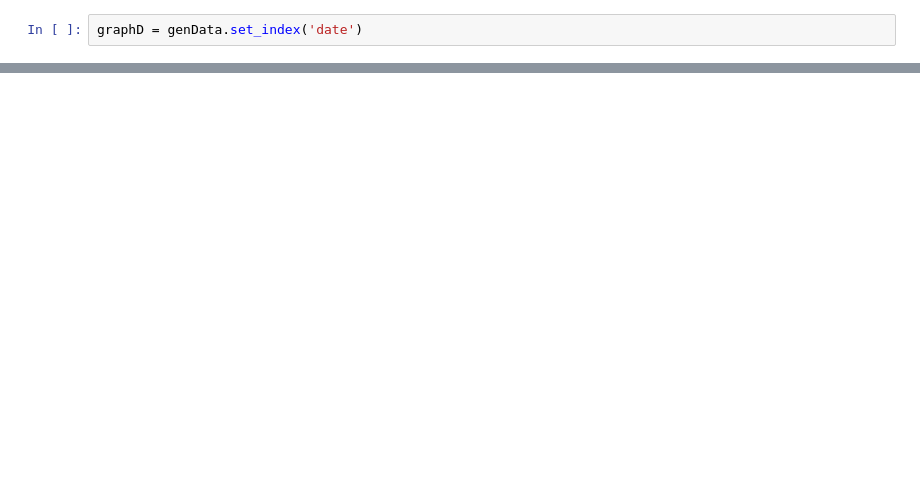
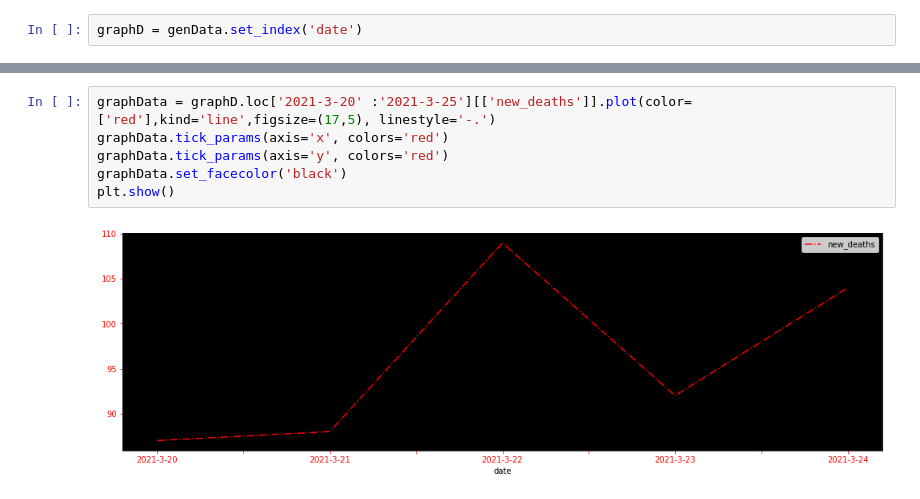
Before and after one commit to iiabdulrazak/silver-scraper, a Jupyter notebook: notebooks/visData.ipynb, the cells around one changed output, grey strips where cells are left out. Cells and saved outputs as stored; diff of their text form; blank space fills up the shorter version.

```diff
--- a/notebooks/visData.ipynb
+++ b/notebooks/visData.ipynb
@@ -64 +75,9 @@ graphD = genData.set_index('date')
+# %%
+graphData = graphD.loc['2021-3-20' :'2021-3-25'][['new_deaths']].plot(color=['red'],kind='line',figsize=(17,5), linestyle='-.')
+graphData.tick_params(axis='x', colors='red')
+graphData.tick_params(axis='y', colors='red')
+graphData.set_facecolor('black')
+plt.show()
+# %% [output]
+[figure, added]
 # %%
```
Also changed, not shown: parts of 8 cells of this notebook.
